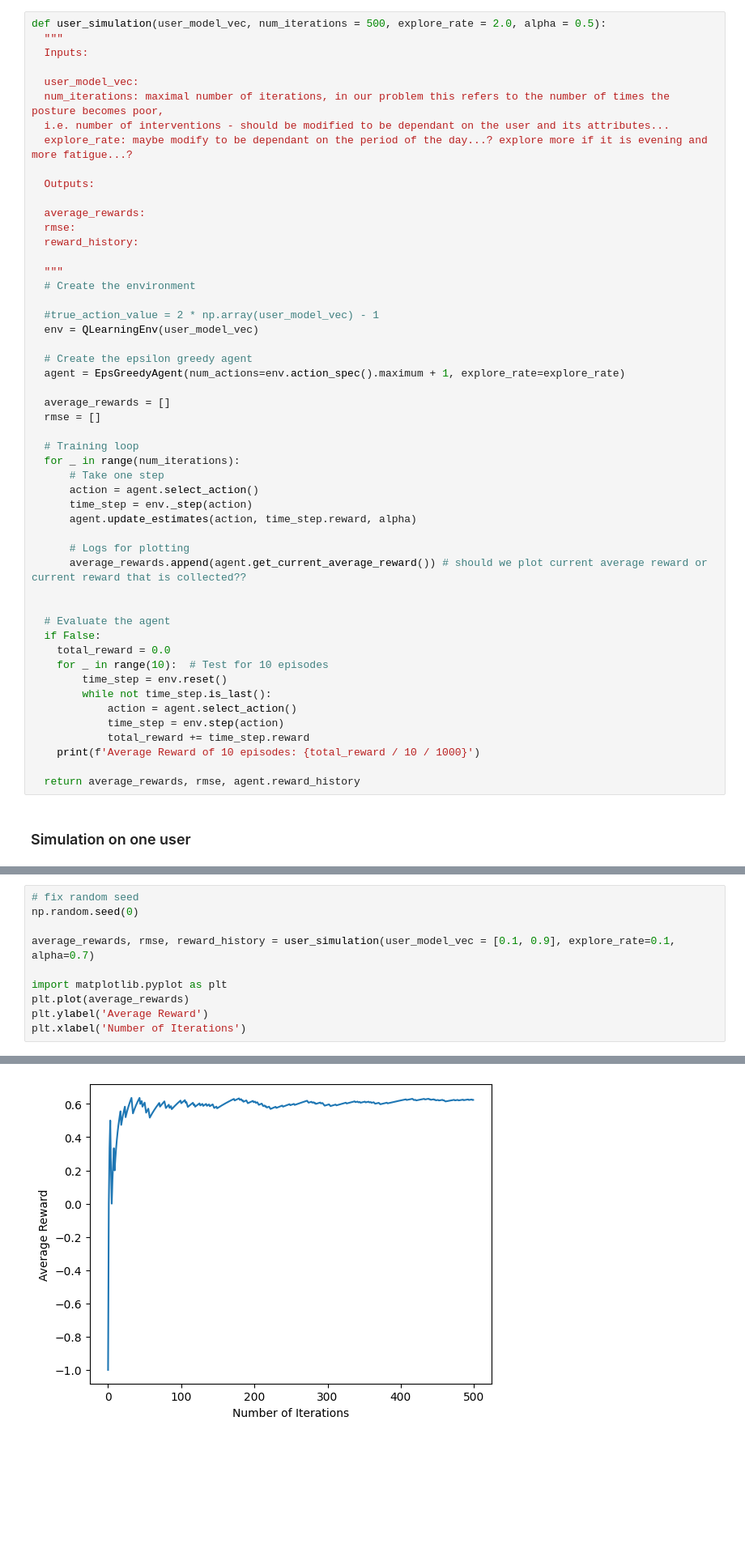
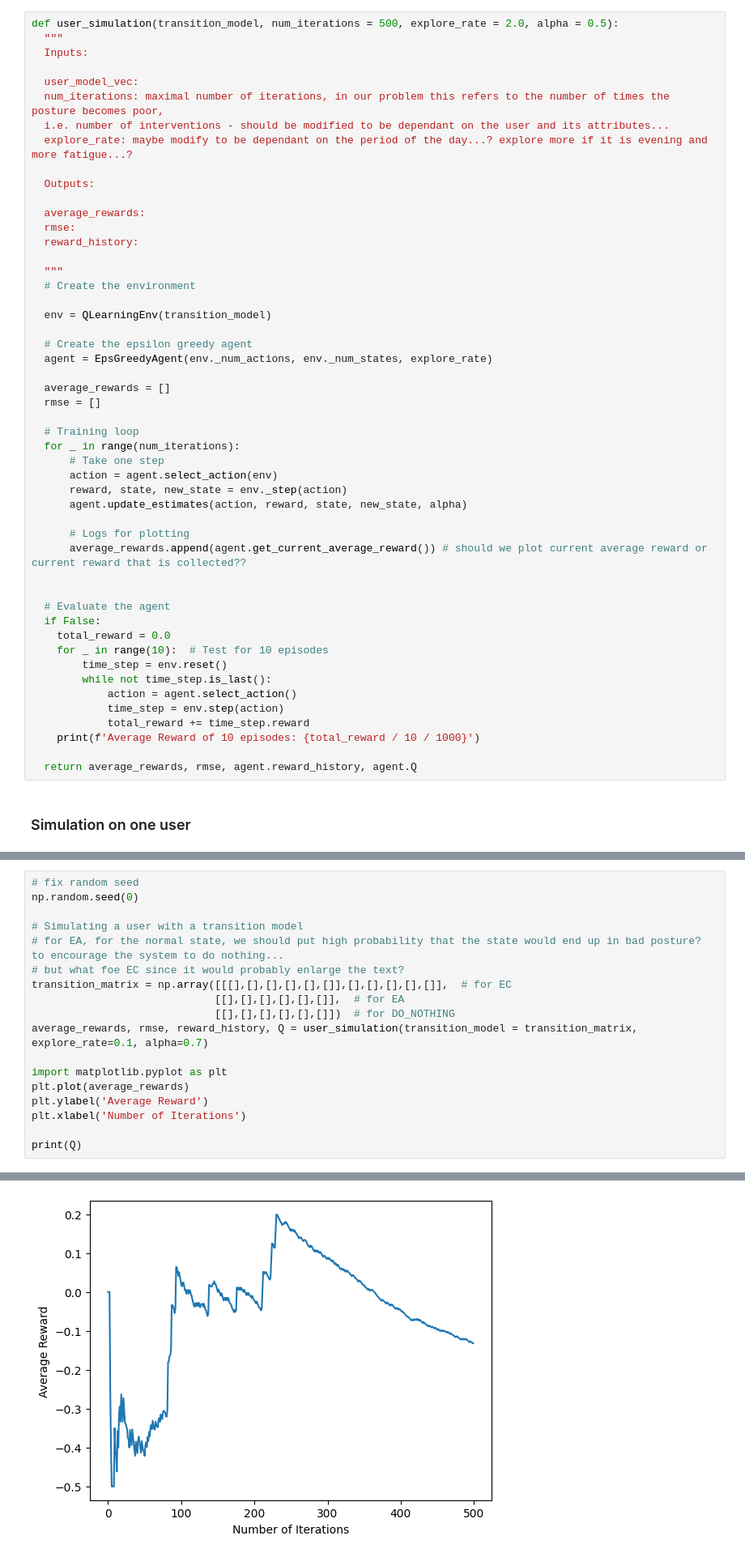
Before and after one commit to cyalbert25/EE568-StudentRLProject-1, a Jupyter notebook: WriteUpRight_q_learning.ipynb, the cells around one changed output, grey strips where cells are left out. Shown: that part at 81% size. Drawn from its saved outputs; the diff is of its cells as text; blank space fills up the shorter version.

```diff
--- a/WriteUpRight_q_learning.ipynb
+++ b/WriteUpRight_q_learning.ipynb
@@ -167,7 +174,7 @@ class EpsGreedyAgent:
     def get_cumulative_reward(self):
         return np.sum(self.reward_history)
 # %%
-def user_simulation(user_model_vec, num_iterations = 500, explore_rate = 2.0, alpha = 0.5):
+def user_simulation(transition_model, num_iterations = 500, explore_rate = 2.0, alpha = 0.5):
   """
   Inputs:
 
@@ -185,11 +192,10 @@ def user_simulation(user_model_vec, num_iterations = 500, explore_rate = 2.0, al
   """
   # Create the environment
 
-  #true_action_value = 2 * np.array(user_model_vec) - 1
-  env = QLearningEnv(user_model_vec)
+  env = QLearningEnv(transition_model)
 
   # Create the epsilon greedy agent
-  agent = EpsGreedyAgent(num_actions=env.action_spec().maximum + 1, explore_rate=explore_rate)
+  agent = EpsGreedyAgent(env._num_actions, env._num_states, explore_rate)
 
   average_rewards = []
   rmse = []
@@ -197,9 +203,9 @@ def user_simulation(user_model_vec, num_iterations = 500, explore_rate = 2.0, al
   # Training loop
   for _ in range(num_iterations):
       # Take one step
-      action = agent.select_action()
-      time_step = env._step(action)
-      agent.update_estimates(action, time_step.reward, alpha)
+      action = agent.select_action(env)
+      reward, state, new_state = env._step(action)
+      agent.update_estimates(action, reward, state, new_state, alpha)
 
       # Logs for plotting
       average_rewards.append(agent.get_current_average_reward()) # should we plot current average reward or current reward that is collected??
@@ -216,6 +222,6 @@ def user_simulation(user_model_vec, num_iterations = 500, explore_rate = 2.0, al
             total_reward += time_step.reward
     print(f'Average Reward of 10 episodes: {total_reward / 10 / 1000}')
 
-  return average_rewards, rmse, agent.reward_history
+  return average_rewards, rmse, agent.reward_history, agent.Q
 # %% [markdown]
 ### Simulation on one user
@@ -223,10 +233,18 @@ def user_simulation(user_model_vec, num_iterations = 500, explore_rate = 2.0, al
 # fix random seed
 np.random.seed(0)
 
-average_rewards, rmse, reward_history = user_simulation(user_model_vec = [0.1, 0.9], explore_rate=0.1, alpha=0.7)
+# Simulating a user with a transition model
+# for EA, for the normal state, we should put high probability that the state would end up in bad posture? to encourage the system to do nothing...
+# but what foe EC since it would probably enlarge the text?
+transition_matrix = np.array([[[],[],[],[],[],[]],[],[],[],[],[]],  # for EC
+                             [[],[],[],[],[],[]],  # for EA
+                             [[],[],[],[],[],[]])  # for DO_NOTHING
+average_rewards, rmse, reward_history, Q = user_simulation(transition_model = transition_matrix, explore_rate=0.1, alpha=0.7)
 
 import matplotlib.pyplot as plt
 plt.plot(average_rewards)
 plt.ylabel('Average Reward')
 plt.xlabel('Number of Iterations')
+
+print(Q)
 # %% [output]
@@ -234 +257 @@ Text(0.5, 0, 'Number of Iterations')
-[figure, old version]
+[figure, new version]
```
Also changed, not shown: parts of 6 cells of this notebook, 2 other files.
